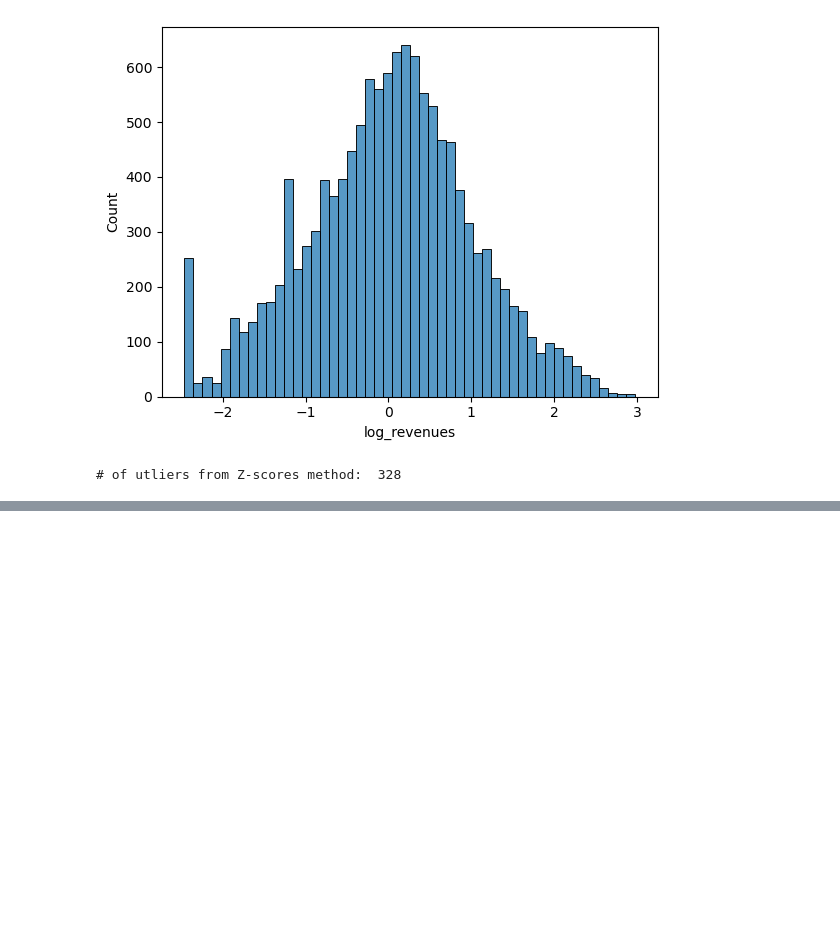
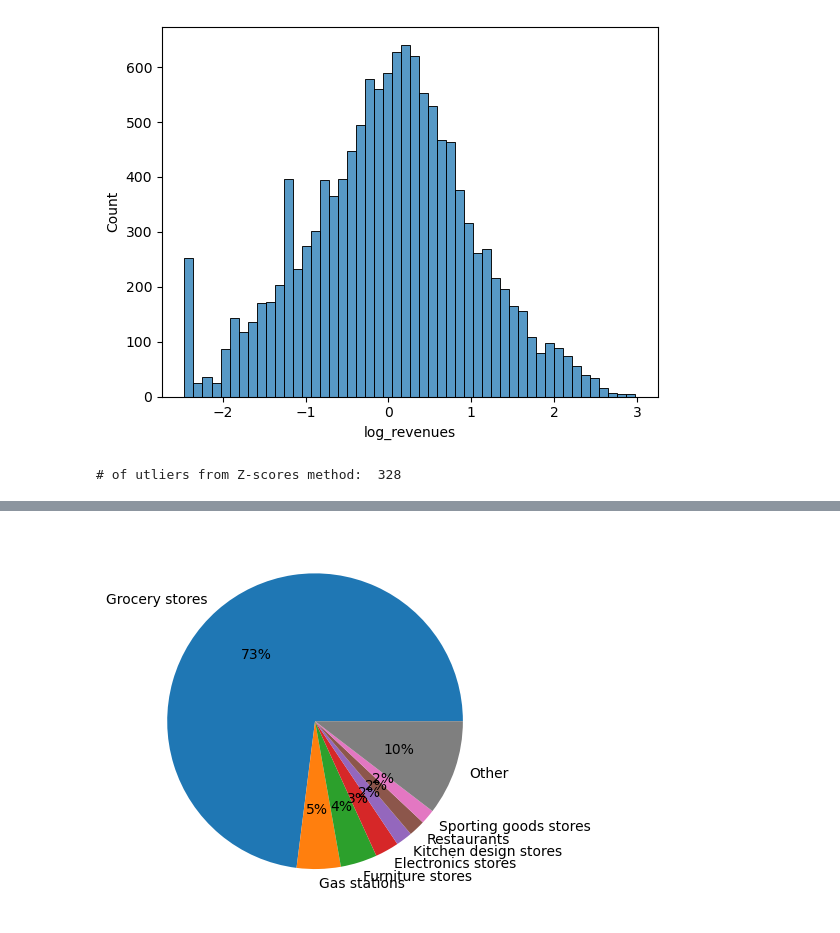
Before and after one commit to halvorlinder/TDT4173-Machine-Learning, a Jupyter notebook: outliers.ipynb, the cells around one changed output, grey strips where cells are left out. Saved outputs shown, nothing was run; the diff lists cells and outputs as text; code cells hidden in the pictures; blank space fills up the shorter version.

```diff
--- a/outliers.ipynb
+++ b/outliers.ipynb
@@ -99,0 +142,15 @@ print(count)
+# %%
+def create_pie_chart(df_column, top_n = 10):
+    df_col_dict = dict(df_column.value_counts())
+    df_col_labels = list(df_col_dict.keys())
+    df_col_values = list(df_col_dict.values())
+    new_df_col_labels = df_col_labels[:top_n]
+    new_df_col_labels.append("Other")
+    new_df_col_values = df_col_values[:top_n]
+    new_df_col_values.append(sum(df_col_values[top_n:]))
+    plt.pie(new_df_col_values, labels = new_df_col_labels, autopct='%.0f%%')
+    plt.show()
+# %%
+create_pie_chart(most_revenue.sales_channel_name, top_n=7)
+# %% [output]
+[figure, added]
```
Also changed, not shown: parts of 14 cells of this notebook.
